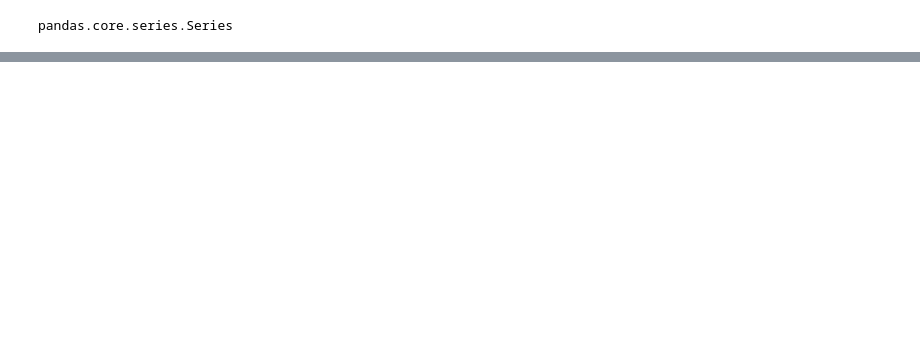
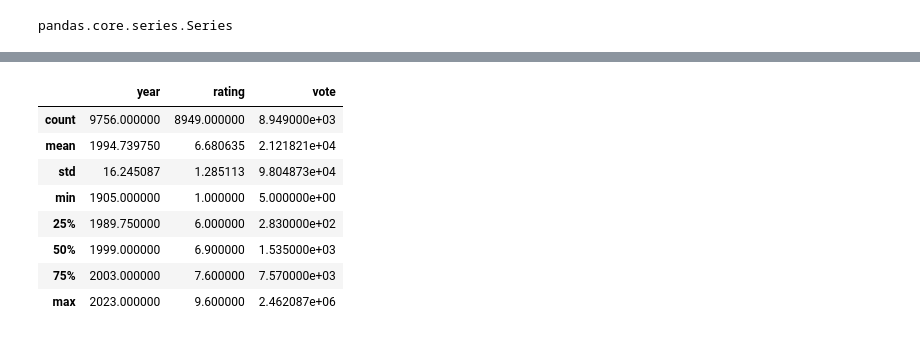
Before and after one commit to heliogald/Projeto-Python-Data-Science-and-Machine-Learning, a Jupyter notebook: jupyter/Untitled.ipynb, the cells around one changed output, grey strips where cells are left out. Saved outputs shown, nothing was run; the diff lists cells and outputs as text; code cells hidden in the pictures; blank space fills up the shorter version.

```diff
--- a/jupyter/Untitled.ipynb
+++ b/jupyter/Untitled.ipynb
@@ -20,0 +417,12 @@ pandas.core.series.Series
+# %%
+df.describe()
+# %% [output]
+|  | year | rating | vote |
+| count | 9756.000000 | 8949.000000 | 8.949000e+03 |
+| mean | 1994.739750 | 6.680635 | 2.121821e+04 |
+| std | 16.245087 | 1.285113 | 9.804873e+04 |
+| min | 1905.000000 | 1.000000 | 5.000000e+00 |
+| 25% | 1989.750000 | 6.000000 | 2.830000e+02 |
+| 50% | 1999.000000 | 6.900000 | 1.535000e+03 |
+| 75% | 2003.000000 | 7.600000 | 7.570000e+03 |
+| max | 2023.000000 | 9.600000 | 2.462087e+06 |
```
Also changed, not shown: parts of 69 cells of this notebook, 17 other files.
